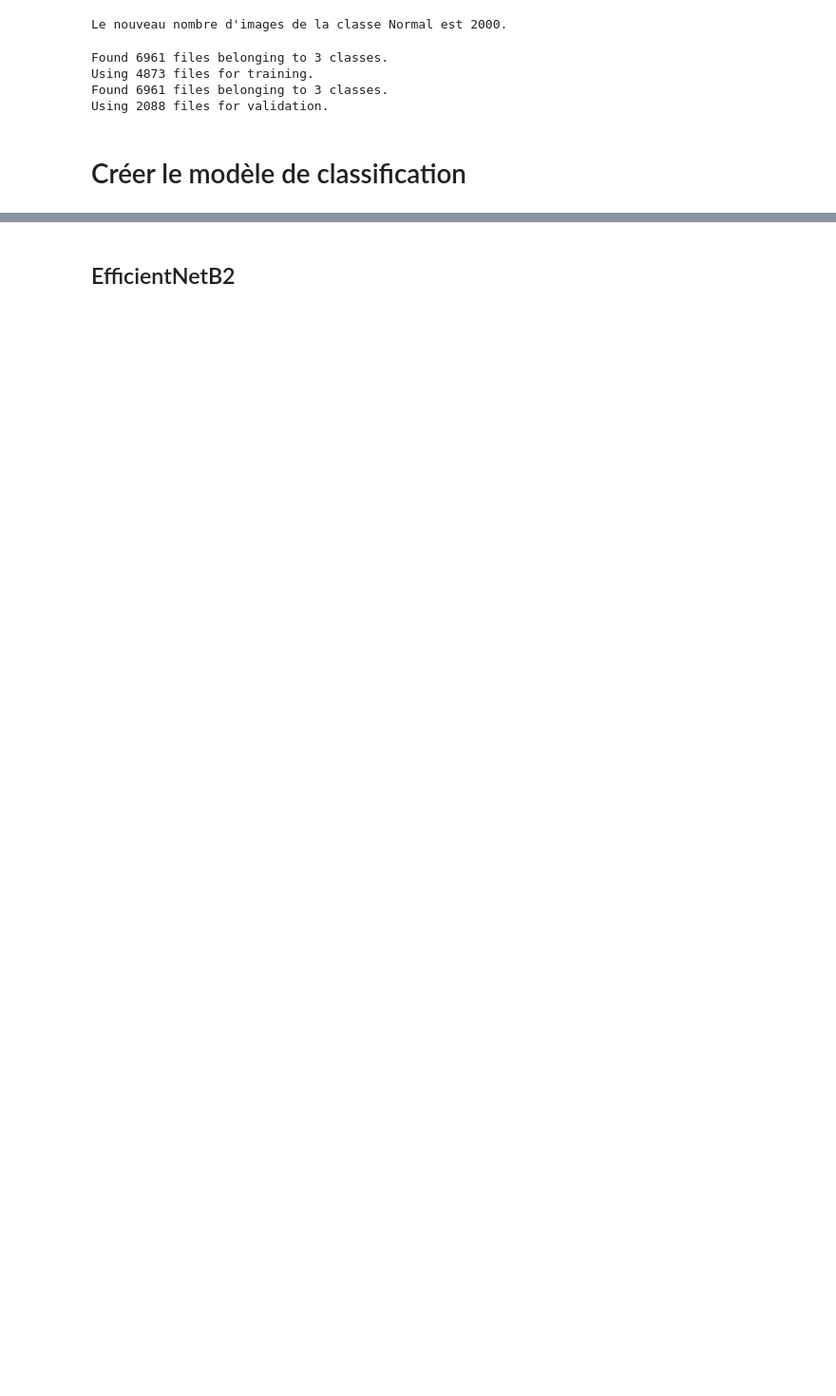
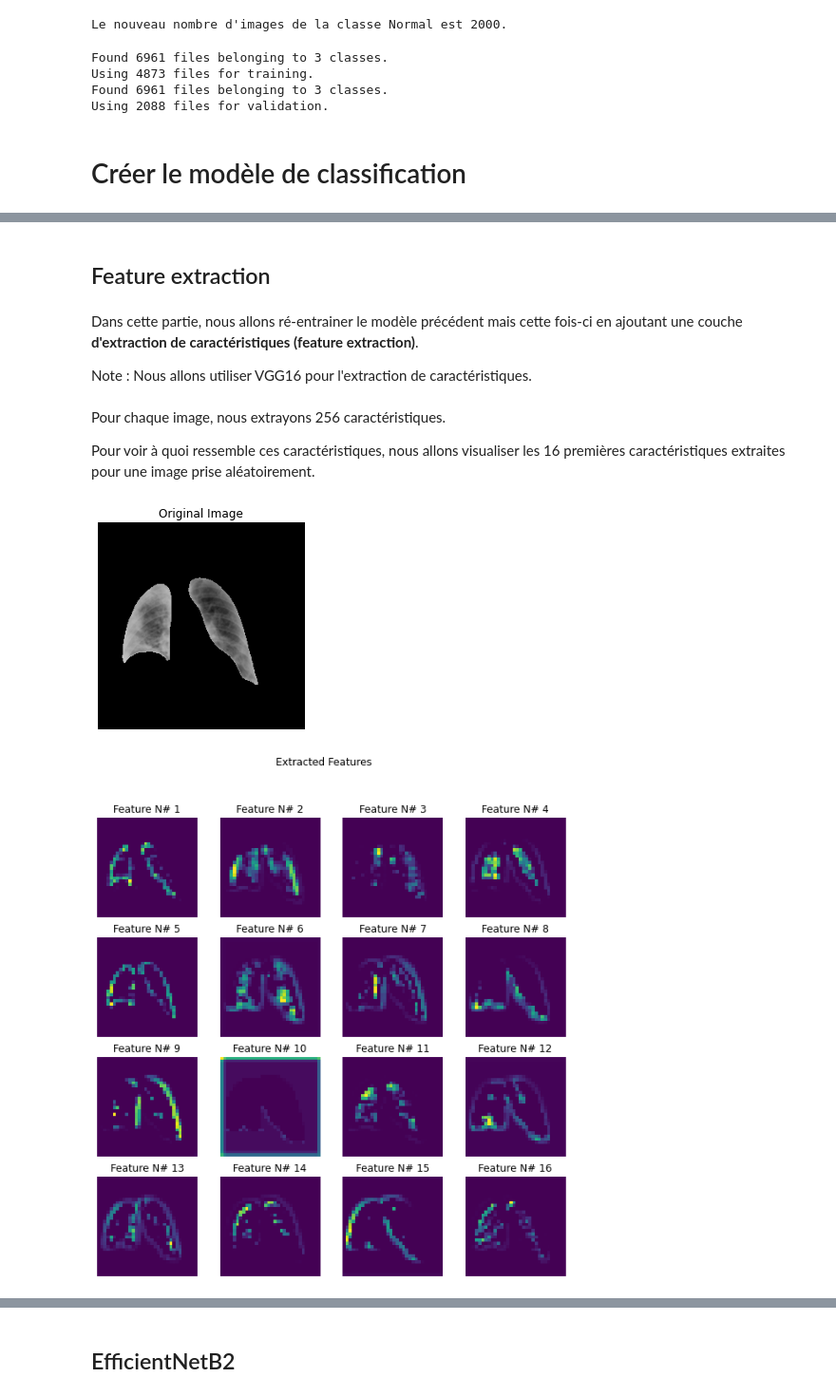
Before and after one commit to mountassir-el/Projects, a Jupyter notebook: Computer Vision/Image Classification/covid/covid.ipynb, the cells around one changed output, grey strips where cells are left out. Shown at 95% size. Cells and saved outputs as stored; diff of their text form; code cells hidden in the pictures; blank space fills up the shorter version.

Commit message:
covid project update

```diff
--- a/Computer Vision/Image Classification/covid/covid.ipynb
+++ b/Computer Vision/Image Classification/covid/covid.ipynb
@@ -312,0 +318,49 @@ Le modèle précédent a une précision de 37%.
+# %% [markdown]
+## Feature extraction
+# %% [markdown]
+Dans cette partie, nous allons ré-entrainer le modèle précédent mais cette fois-ci en ajoutant une couche **d'extraction de caractéristiques (feature extraction)**.
+
+Note : Nous allons utiliser VGG16 pour l'extraction de caractéristiques.
+# %%
+# Instanciate VGG16
+VGG16 = tf.keras.applications.VGG16(
+    include_top=False,
+    weights="imagenet",
+    input_shape=image_size + (3,),
+    classifier_activation="softmax",
+)
+# %% [markdown]
+Pour chaque image, nous extrayons 256 caractéristiques.
+
+Pour voir à quoi ressemble ces caractéristiques, nous allons visualiser les 16 premières caractéristiques extraites pour une image prise aléatoirement.
+# %%
+# Let's use the first covid image as an example.
+image_name = os.listdir(os.path.join(datapath, 'Covid'))[0]
+image_path = os.path.join(os.path.join(datapath, 'Covid'), image_name)
+image = tf.keras.utils.load_img(image_path)
+
+# Visualize the image
+plt.imshow(image)
+plt.title("Original Image")
+plt.axis('off')
+plt.show()
+
+# Adapt image for prediction
+image = tf.expand_dims(image, axis = 0)
+
+# Feature extractor:
+output_layer_name = 'block3_pool'
+feature_extractor = tf.keras.Model(inputs = VGG16.inputs, outputs = VGG16.get_layer(output_layer_name).output)
+features = feature_extractor.predict(image)
+
+# Visualize features
+fig = plt.figure(figsize = (10,10))
+for idx in range(16):
+    ax = plt.subplot(4,4,idx+1)
+    ax.imshow(features[0, :, :, idx])
+    ax.set_title(f"Feature N# {idx + 1}")
+    ax.axis('off')
+    fig.suptitle('Extracted Features')
+# %% [output]
+[figure, added]
+[figure, added]
```
Also changed, not shown: parts of 21 cells of this notebook, 4 other files.
